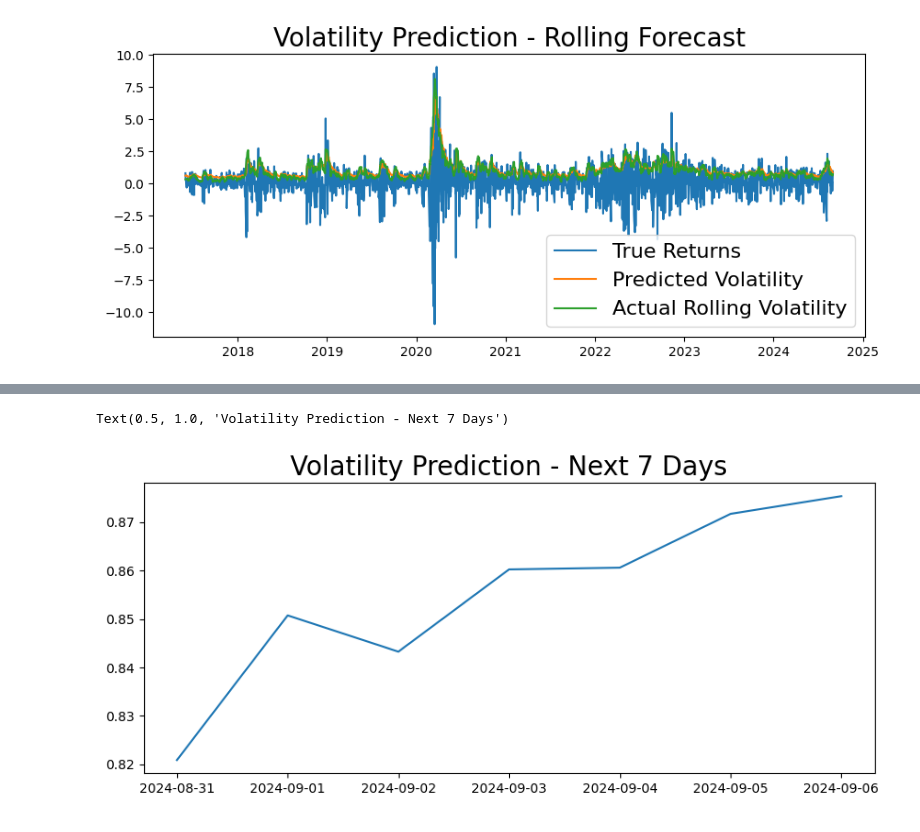
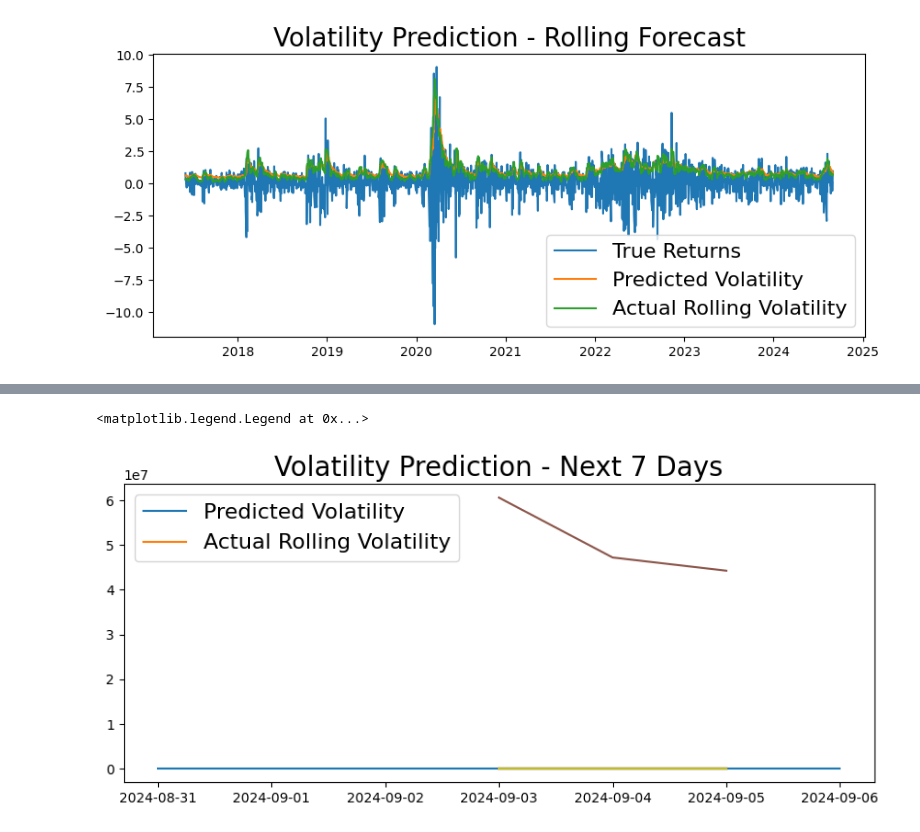
Before and after one commit to ethanbabel/GammaScalping, a Jupyter notebook: notebooks/GARCH_modeling.ipynb, the cells around one changed output, grey strips where cells are left out. Cells and saved outputs as stored; diff of their text form; code cells hidden in the pictures.

```diff
--- a/notebooks/GARCH_modeling.ipynb
+++ b/notebooks/GARCH_modeling.ipynb
@@ -94,3 +95,5 @@ model_fit = model.fit(disp='off')
 pred = model_fit.forecast(horizon=7)
 future_dates = [returns.index[-1] + timedelta(days=i) for i in range(1,8)]
 pred = pd.Series(np.sqrt(pred.variance.values[-1,:]), index=future_dates)
+v = yf.Ticker("SPY").history(start=future_dates[0].date(), end=future_dates[-1].date()).Close.var()
+print(pred)
@@ -97,7 +109,9 @@ pred = pd.Series(np.sqrt(pred.variance.values[-1,:]), index=future_dates)
 # %%
 plt.figure(figsize=(10,4))
 plt.plot(pred)
+plt.plot(v)
 plt.title('Volatility Prediction - Next 7 Days', fontsize=20)
+plt.legend(['Predicted Volatility', 'Actual Rolling Volatility'], fontsize=16)
 # %% [output]
-Text(0.5, 1.0, 'Volatility Prediction - Next 7 Days')
+<matplotlib.legend.Legend at 0x...>
-[figure, old version]
+[figure, new version]
```
Also changed, not shown: parts of 2 cells of this notebook, 7 other files.
